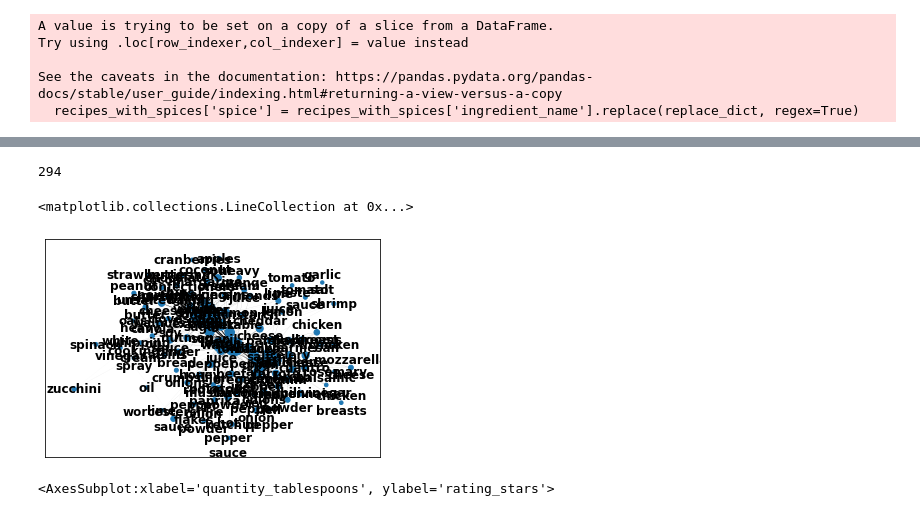
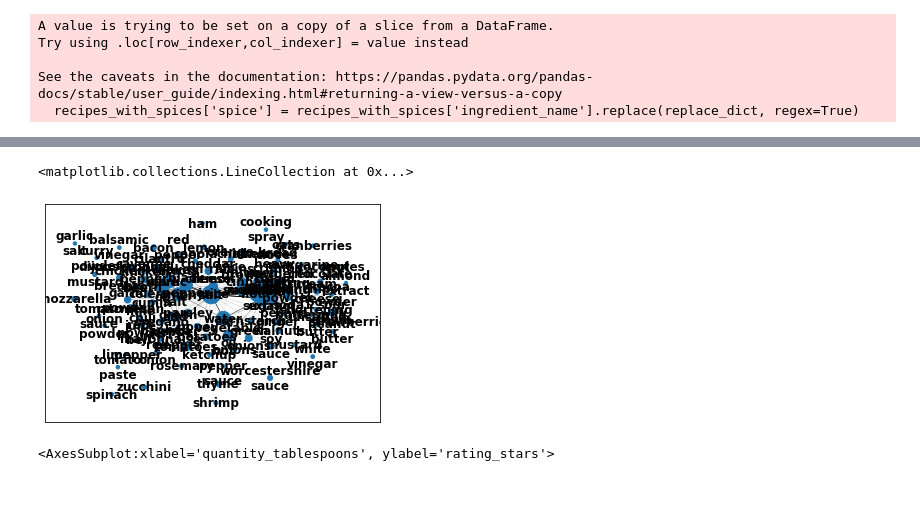
Before and after one commit to wcedmisten/foodFinder, a Jupyter notebook: All Recipes Exploratory Data Analysis.ipynb, the cells around one changed output, grey strips where cells are left out. Saved outputs shown, nothing was run; the diff lists cells and outputs as text; code cells hidden in the pictures.

```diff
--- a/All Recipes Exploratory Data Analysis.ipynb
+++ b/All Recipes Exploratory Data Analysis.ipynb
@@ -92,7 +84,16 @@ name_cleaning_map = {
     "sugar": "white sugar",
     "salt and black pepper": "salt and pepper",
     "carrot": "carrots",
-    "basil leaves": "basil"
+    "basil leaves": "basil",
+    "mozzarella cheese": "mozzarella",
+    "parmesan cheese": "parmesan",
+    "feta cheese": "feta",
+    "confectioners' sugar": "powdered sugar",
+    "oil": "vegetable oil",
+    "heavy whipping cream": "heavy cream",
+    "green onion": "green onions",
+    "chicken breast": "chicken breasts",
+    "pepper": "black pepper",
 }
 
 df["ingredient_name"] = df["ingredient_name"].apply(
@@ -402,18 +614,14 @@ with sns.axes_style("white"):
 # %%
-import networkx as nx
+NUM_INGREDIENTS_FOR_GRAPH = 100
 
 ingredient_count = df.groupby(
     "ingredient_name"
 ).agg(
     ingredient_count=("ingredient_name", "count")
-).nlargest(100, columns=["ingredient_count"])
-
-print(len(df["url"].unique()))
+).nlargest(NUM_INGREDIENTS_FOR_GRAPH, columns=["ingredient_count"])
 
 ingredient_count.reset_index(inplace=True)
 
 common_ingredients = set(ingredient_count["ingredient_name"])
 
-common_subset = df.loc[df["ingredient_name"].isin(common_ingredients)][
-    ["url", "ingredient_name", "rating_stars", "review_count", "title"]
-]
+common_subset = df.loc[df["ingredient_name"].isin(common_ingredients)]
@@ -447,9 +653,12 @@ weights["edge_weight_normalized"] = weights["edge_weight"] / weights["edge_weigh
 weight_tuples = list(zip(
     weights["ingredient_x"],
     weights["ingredient_y"],
-    weights["edge_weight_normalized"]))
+    weights["edge_weight_normalized"],
+    weights["edge_weight"]))
 
-weights
+best_per_ingredient = common_subset.where(
+    common_subset['review_count'] > 50
+).sort_values('rating_stars').drop_duplicates('ingredient_name',keep='last')
 # %% [output]
 A value is trying to be set on a copy of a slice from a DataFrame.
 Try using .loc[row_indexer,col_indexer] = value instead
@@ -476,28 +668,28 @@ See the caveats in the documentation: https://pandas.pydata.org/pandas-docs/stab
 # %%
+import networkx as nx
+
 # plot the graph with networkx
 G = nx.Graph()
 G.add_nodes_from(common_ingredients)
 
-G.add_weighted_edges_from(weight_tuples)
+[G.add_edge(u, v, weight=w) for u, v, w, _ in weight_tuples]
 
 edgewidth = [ d['weight'] for (u,v,d) in G.edges(data=True)]
 
 pos = nx.spring_layout(G, iterations=50, seed=9)
 
 node_size=[ingredient_count.loc[
     ingredient_count["ingredient_name"] == n
 ]["ingredient_count"] / 100 for n in G.nodes()]
 
 nodenames = {n: n.replace(" ", "\n") for n in G.nodes()}
 
-print(len(G.edges()))
 plt.grid(False)
 
 nx.draw_networkx_nodes(G, pos, node_size=node_size)
 nx.draw_networkx_labels(G, pos, labels=nodenames, font_weight="bold")
 nx.draw_networkx_edges(G, pos, width=edgewidth,)
 # %% [output]
-294
+<matplotlib.collections.LineCollection at 0x...>
-<matplotlib.collections.LineCollection at 0x...>
-[figure, old version]
+[figure, new version]
 # %%
```
Also changed, not shown: parts of 19 cells of this notebook, 6 other files.
